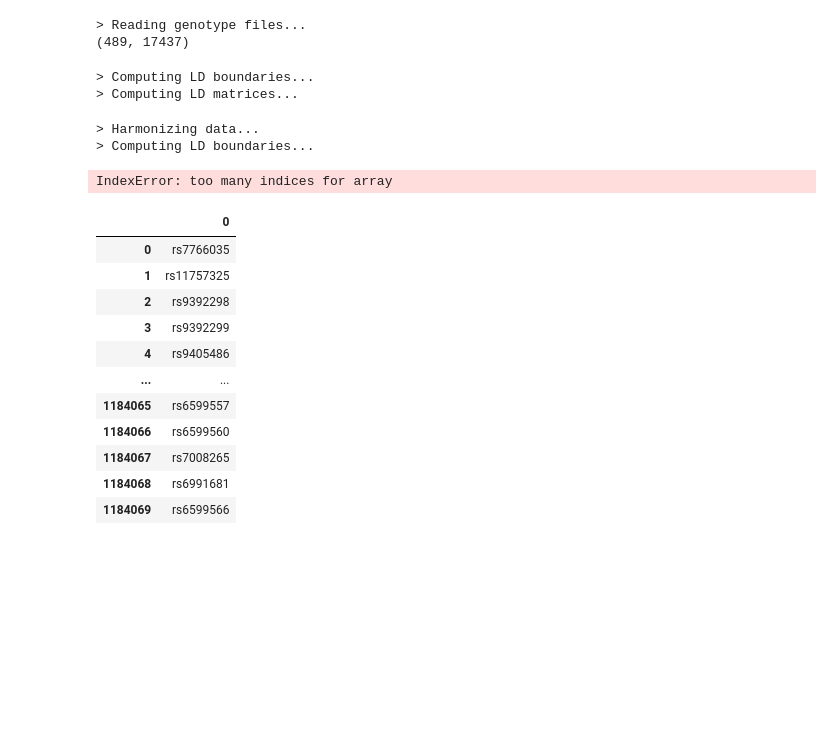
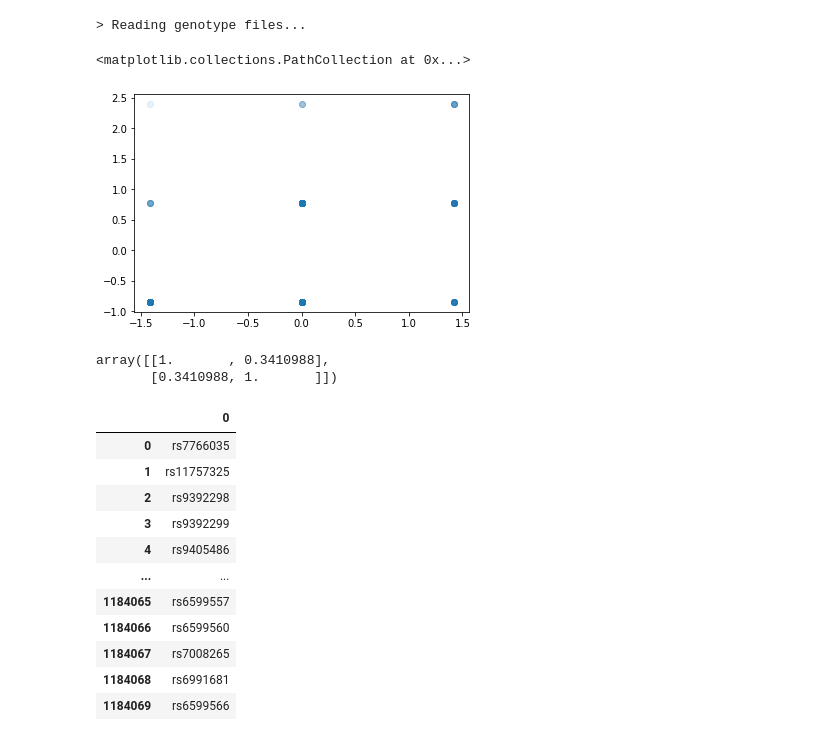
Before and after one commit to shz9/viprs, a Jupyter notebook: notebooks/VEM Experiments.ipynb, the cells around one changed output. Drawn from its saved outputs; the diff is of its cells as text; code cells hidden in the pictures; blank space fills up the shorter version.

```diff
--- a/notebooks/VEM Experiments.ipynb
+++ b/notebooks/VEM Experiments.ipynb
@@ -31,17 +31,21 @@ import psutil
 %autoreload 2
 %load_ext Cython
 # %%
-GWASDataLoader("../../data/1000G_EUR_Phase3_plink/1000G.EUR.QC.22.bed",
+gdl = GWASDataLoader("../../data/1000G_EUR_Phase3_plink/1000G.EUR.QC.22.bed",
                keep_snps="../../data/ukbb_qc_variants_hm3.keep",
-               sumstats_file="../../data/chr_22.PHENO1.glm.linear")
+                    compute_ld=False)
 # %% [output]
 > Reading genotype files...
-(489, 17437)
-> Computing LD boundaries...
-> Computing LD matrices...
-> Harmonizing data...
-> Computing LD boundaries...
-IndexError: too many indices for array
+# %%
+plt.scatter(gdl.genotypes[22]['G'][:, 10], gdl.genotypes[22]['G'][:, 15], alpha=0.05)
+# %% [output]
+<matplotlib.collections.PathCollection at 0x...>
+[figure, added]
+# %%
+np.corrcoef(gdl.genotypes[22]['G'][:, 10], gdl.genotypes[22]['G'][:, 15])
+# %% [output]
+array([[1.       , 0.3410988],
+       [0.3410988, 1.       ]])
 # %%
 pd.read_csv("../../data/ukbb_qc_variants_hm3.keep", header=None)
 # %% [output]
```
Also changed, not shown: 5 other files.
